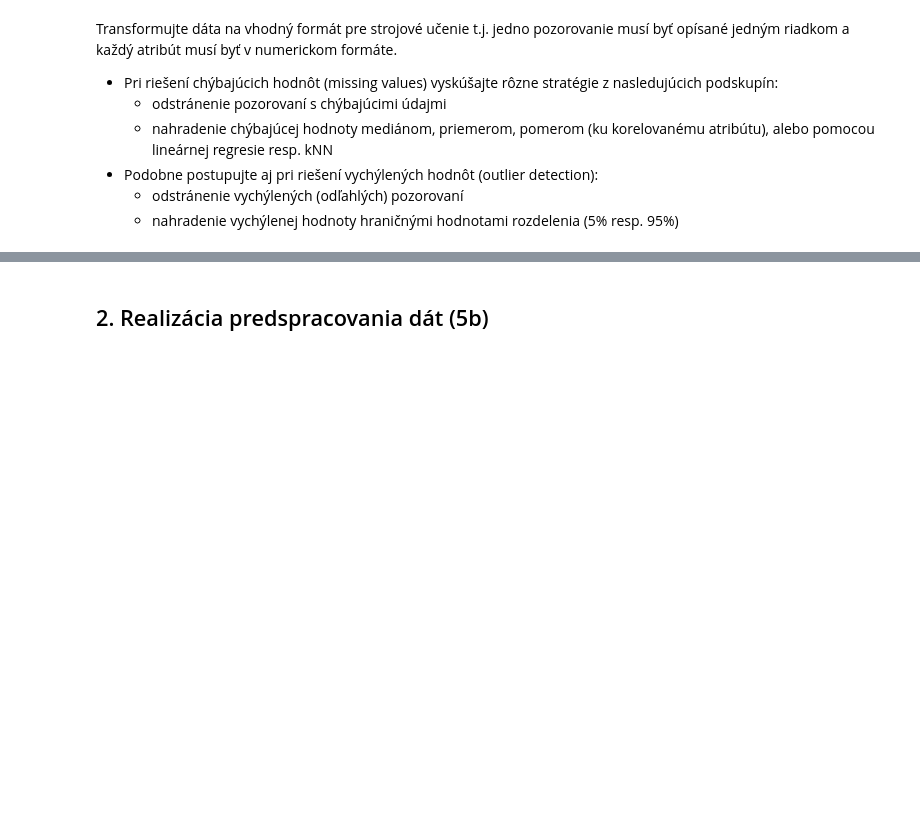
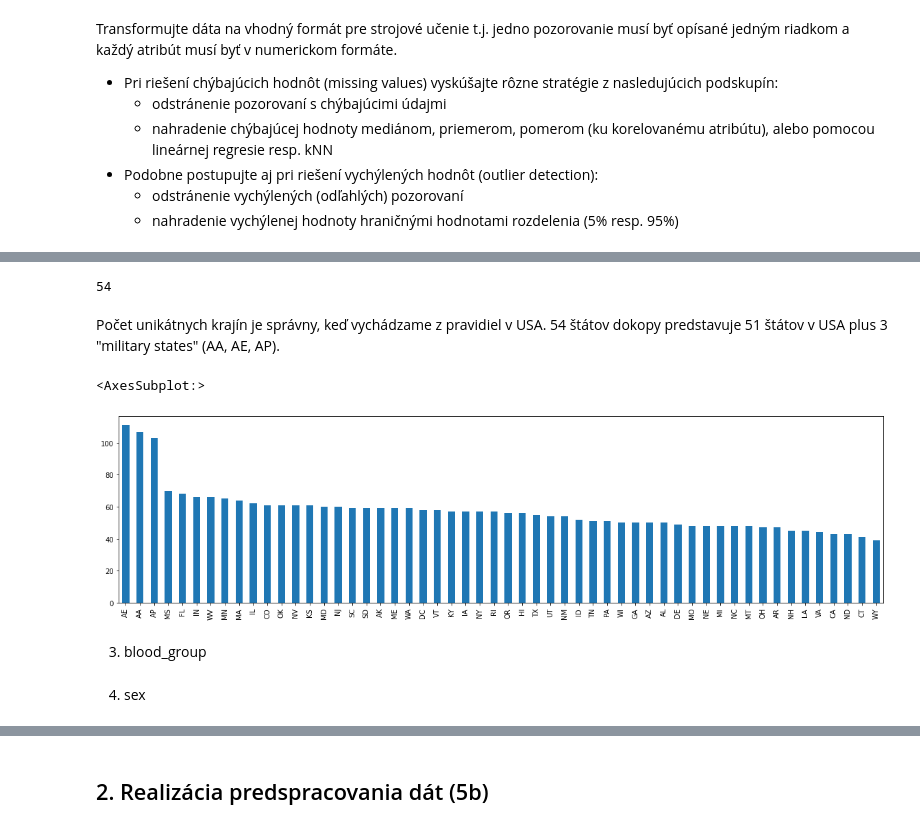
Before and after one commit to psmrecek/IAU-Projekt-ZS2021, a Jupyter notebook: Fáza 2 - Langová.ipynb, the cells around one changed output, grey strips where cells are left out. Drawn from its saved outputs; the diff is of its cells as text; code cells hidden in the pictures; blank space fills up the shorter version.

```diff
--- a/Fáza 2 - Langová.ipynb
+++ b/Fáza 2 - Langová.ipynb
@@ -31,4 +11,0 @@ labor.head()
-# %%
-filename_profiles = "046/profiles.csv"
-profiles = pd.read_csv(filename_profiles, sep='\t')
-profiles.head()
@@ -51,0 +54,4 @@ Transformujte dáta na vhodný formát pre strojové učenie t.j. jedno pozorova
+# %%
+import category_encoders as ce
+ce_ordinal = ce.OrdinalEncoder(cols=['race'])
+profiles = ce_ordinal.fit_transform(profiles)
@@ -51,0 +64,17 @@ Transformujte dáta na vhodný formát pre strojové učenie t.j. jedno pozorova
+# %%
+import re
+import category_encoders as ce
+
+for i in profiles['residence'].index:
+    country_code = re.findall('[A-Z]{2} [0-9]{5}', str(profiles['residence'][i]))[0]
+    profiles.at[i, 'state']=re.findall('[A-Z]{2}', country_code)[0]
+len(profiles['state'].value_counts())
+# %% [output]
+54
+# %% [markdown]
+Počet unikátnych krajín je správny, keď vychádzame z pravidiel v USA. 54 štátov dokopy predstavuje 51 štátov v USA plus 3 "military states" (AA, AE, AP).
+# %%
+profiles['state'].value_counts().plot(kind='bar', figsize=(20, 5))
+# %% [output]
+<AxesSubplot:>
+[figure, added]
@@ -51,0 +84,2 @@ Transformujte dáta na vhodný formát pre strojové učenie t.j. jedno pozorova
+# %% [markdown]
+3. blood_group
@@ -51,0 +89,2 @@ Transformujte dáta na vhodný formát pre strojové učenie t.j. jedno pozorova
+# %% [markdown]
+4. sex
```
Also changed, not shown: parts of 27 cells of this notebook, 1 other file.
